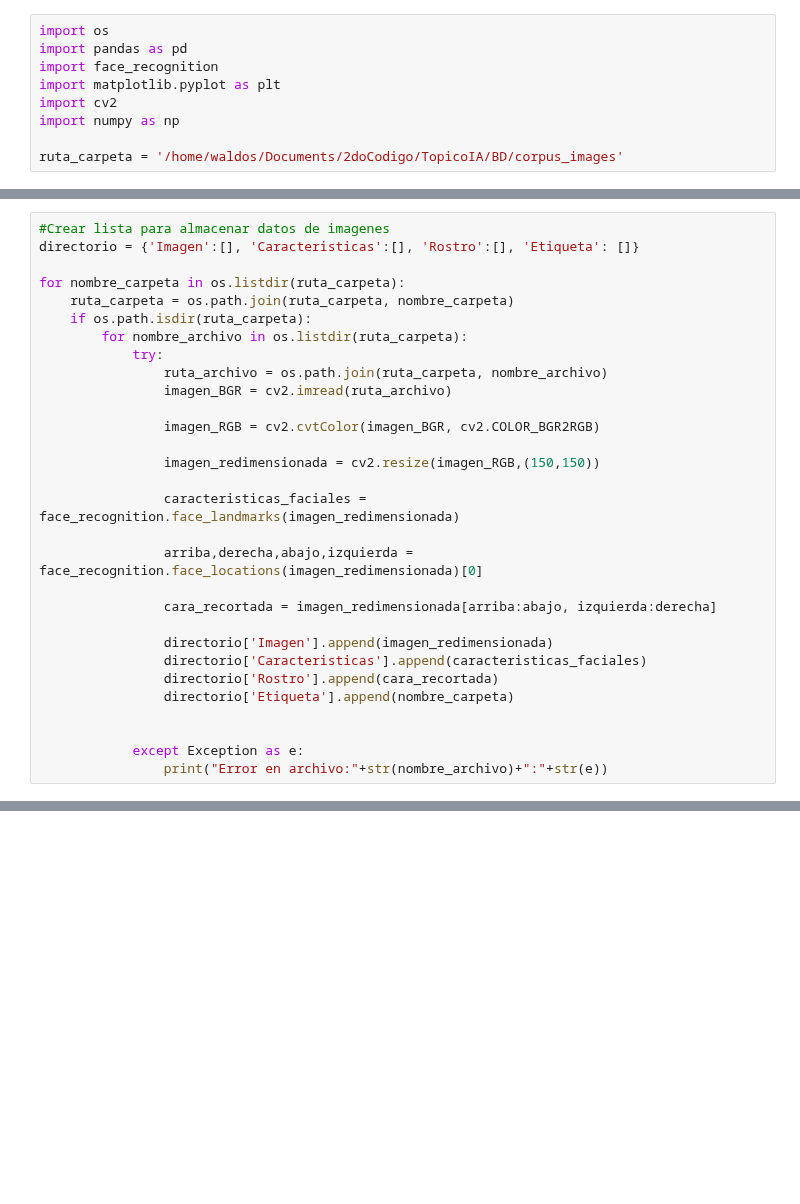
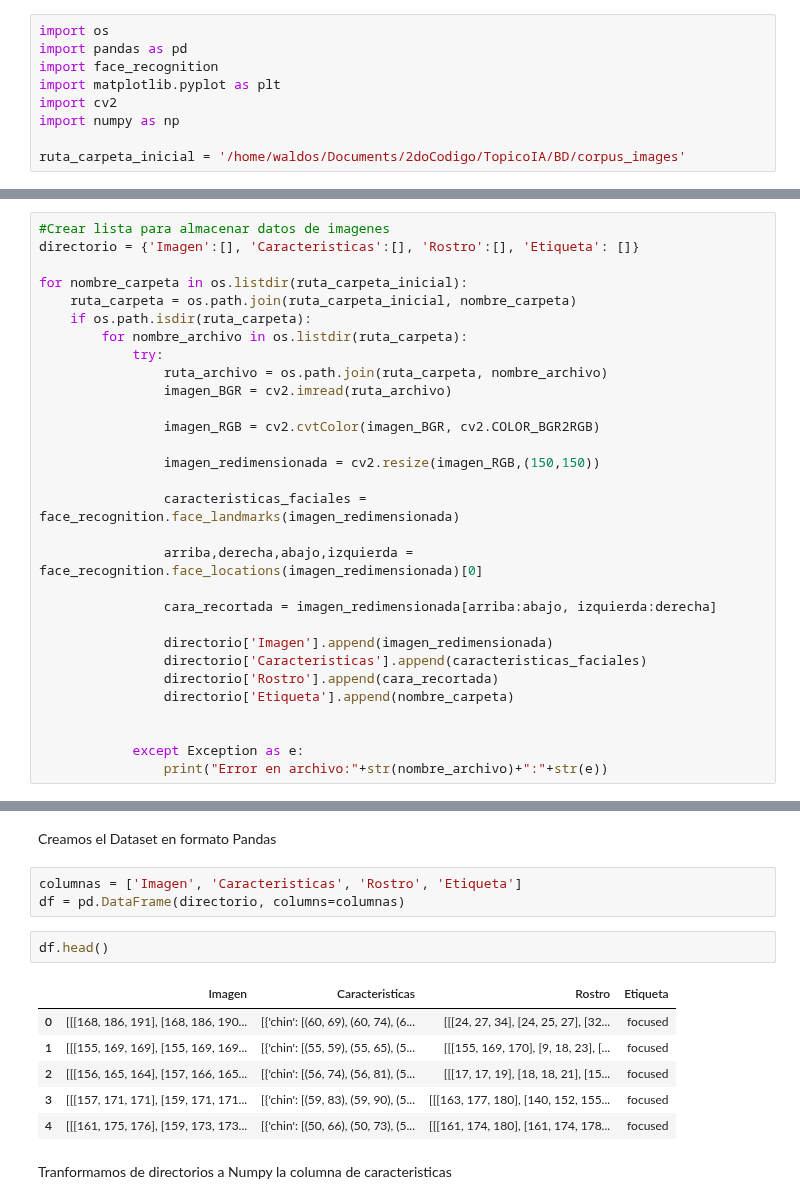
Before and after one commit to Aldair9819/TopicoIA, a Jupyter notebook: Abril/Camera/Entrenamientos/Standard/Creacion_DB_Cero.ipynb, the cells around one changed output, grey strips where cells are left out. Drawn from its saved outputs; the diff is of its cells as text; blank space fills up the shorter version.

Commit message:
Haciendo dataset desde 0, entendiendo paso a paso lo que se hace

```diff
--- a/Abril/Camera/Entrenamientos/Standard/Creacion_DB_Cero.ipynb
+++ b/Abril/Camera/Entrenamientos/Standard/Creacion_DB_Cero.ipynb
@@ -6,4 +6,4 @@ import matplotlib.pyplot as plt
 import cv2
 import numpy as np
 
-ruta_carpeta = '/home/waldos/Documents/2doCodigo/TopicoIA/BD/corpus_images'
+ruta_carpeta_inicial = '/home/waldos/Documents/2doCodigo/TopicoIA/BD/corpus_images'
@@ -11,8 +13,8 @@ ruta_carpeta = '/home/waldos/Documents/2doCodigo/TopicoIA/BD/corpus_images'
 #Crear lista para almacenar datos de imagenes
 directorio = {'Imagen':[], 'Caracteristicas':[], 'Rostro':[], 'Etiqueta': []}
 
-for nombre_carpeta in os.listdir(ruta_carpeta):
-    ruta_carpeta = os.path.join(ruta_carpeta, nombre_carpeta)
+for nombre_carpeta in os.listdir(ruta_carpeta_inicial):
+    ruta_carpeta = os.path.join(ruta_carpeta_inicial, nombre_carpeta)
     if os.path.isdir(ruta_carpeta):
         for nombre_archivo in os.listdir(ruta_carpeta):
             try:
@@ -41,0 +60,16 @@ FileNotFoundError: [Errno 2] No such file or directory: '/home/waldos/Documents/
+# %% [markdown]
+Creamos el Dataset en formato Pandas
+# %%
+columnas = ['Imagen', 'Caracteristicas', 'Rostro', 'Etiqueta']
+df = pd.DataFrame(directorio, columns=columnas)
+# %%
+df.head()
+# %% [output]
+|  | Imagen | Caracteristicas | Rostro | Etiqueta |
+| 0 | [[[168, 186, 191], [168, 186, 190... | [{'chin': [(60, 69), (60, 74), (6... | [[[24, 27, 34], [24, 25, 27], [32... | focused |
+| 1 | [[[155, 169, 169], [155, 169, 169... | [{'chin': [(55, 59), (55, 65), (5... | [[[155, 169, 170], [9, 18, 23], [... | focused |
+| 2 | [[[156, 165, 164], [157, 166, 165... | [{'chin': [(56, 74), (56, 81), (5... | [[[17, 17, 19], [18, 18, 21], [15... | focused |
+| 3 | [[[157, 171, 171], [159, 171, 171... | [{'chin': [(59, 83), (59, 90), (5... | [[[163, 177, 180], [140, 152, 155... | focused |
+| 4 | [[[161, 175, 176], [159, 173, 173... | [{'chin': [(50, 66), (50, 73), (5... | [[[161, 174, 180], [161, 174, 178... | focused |
+# %% [markdown]
+Tranformamos de directorios a Numpy la columna de caracteristicas
```
Also changed, not shown: parts of 13 cells of this notebook.
